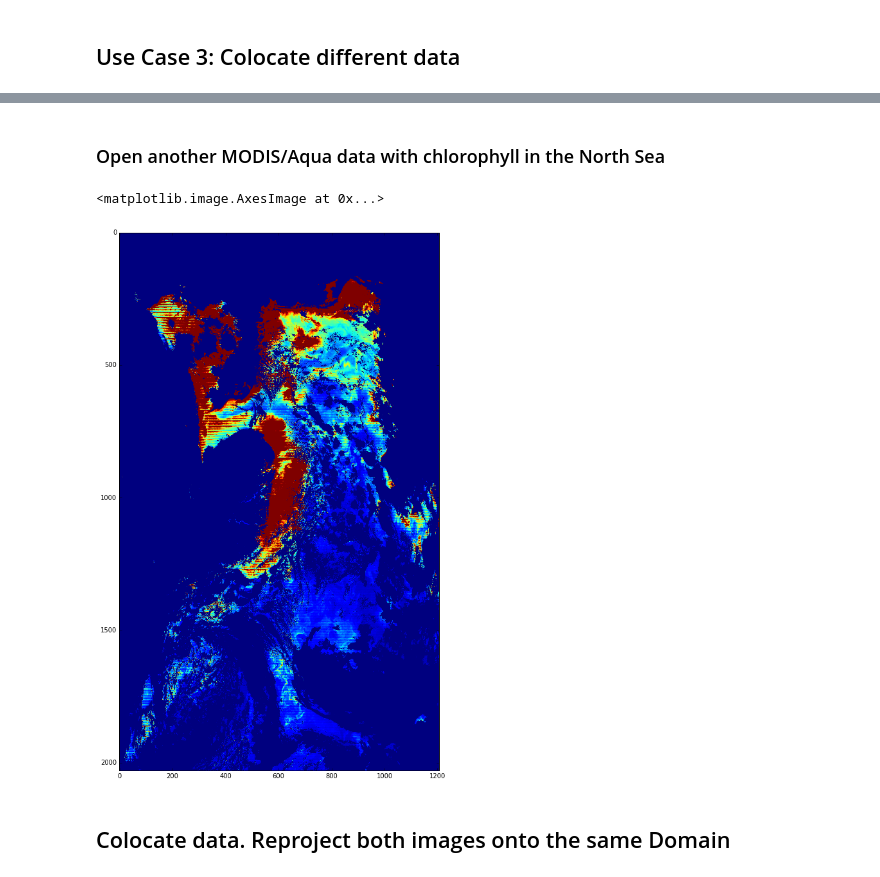
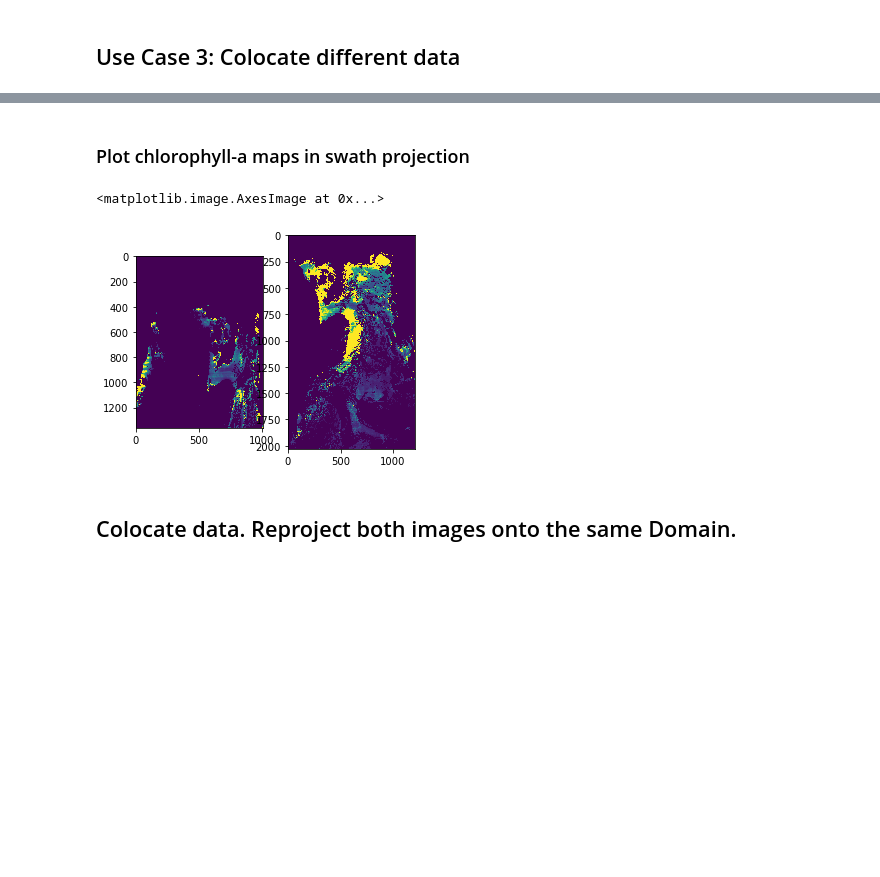
Before and after one commit to nansencenter/nansat-lectures, a Jupyter notebook: notebooks/12 Nansat Use Case 03.ipynb, the cells around one changed output, grey strips where cells are left out. Drawn from its saved outputs; the diff is of its cells as text; code cells hidden in the pictures; blank space fills up the shorter version.

```diff
--- a/notebooks/12 Nansat Use Case 03.ipynb
+++ b/notebooks/12 Nansat Use Case 03.ipynb
@@ -20,10 +18,0 @@ plt.imshow(chlor_a1, vmin=0, vmax=3)
-# %% [markdown]
-### Open another MODIS/Aqua data with chlorophyll in the North Sea
-# %%
-n2 = Nansat('/vagrant/shared/test_data/obpg_l2/A2015122122000.L2_LAC.NorthNorwegianSeas.hdf')
-chlor_a2 = n2['chlor_a']
-plt.figure(figsize=(15,15))
-plt.imshow(chlor_a2, vmin=0, vmax=3)
-# %% [output]
-<matplotlib.image.AxesImage at 0x...>
-[figure, removed]
@@ -30,2 +25,13 @@ plt.imshow(chlor_a2, vmin=0, vmax=3)
+# %% [markdown]
+### Plot chlorophyll-a maps in swath projection
+# %%
+plt.figure(figsize=(5,5))
+plt.subplot(121)
+plt.imshow(chlor_a1, vmin=0, vmax=3)
+plt.subplot(122)
+plt.imshow(chlor_a2, vmin=0, vmax=3)
+# %% [output]
+<matplotlib.image.AxesImage at 0x...>
+[figure, added]
 # %% [markdown]
-## Colocate data. Reproject both images onto the same Domain
+## Colocate data. Reproject both images onto the same Domain.
```
Also changed, not shown: parts of 10 cells of this notebook, 9 other files.
